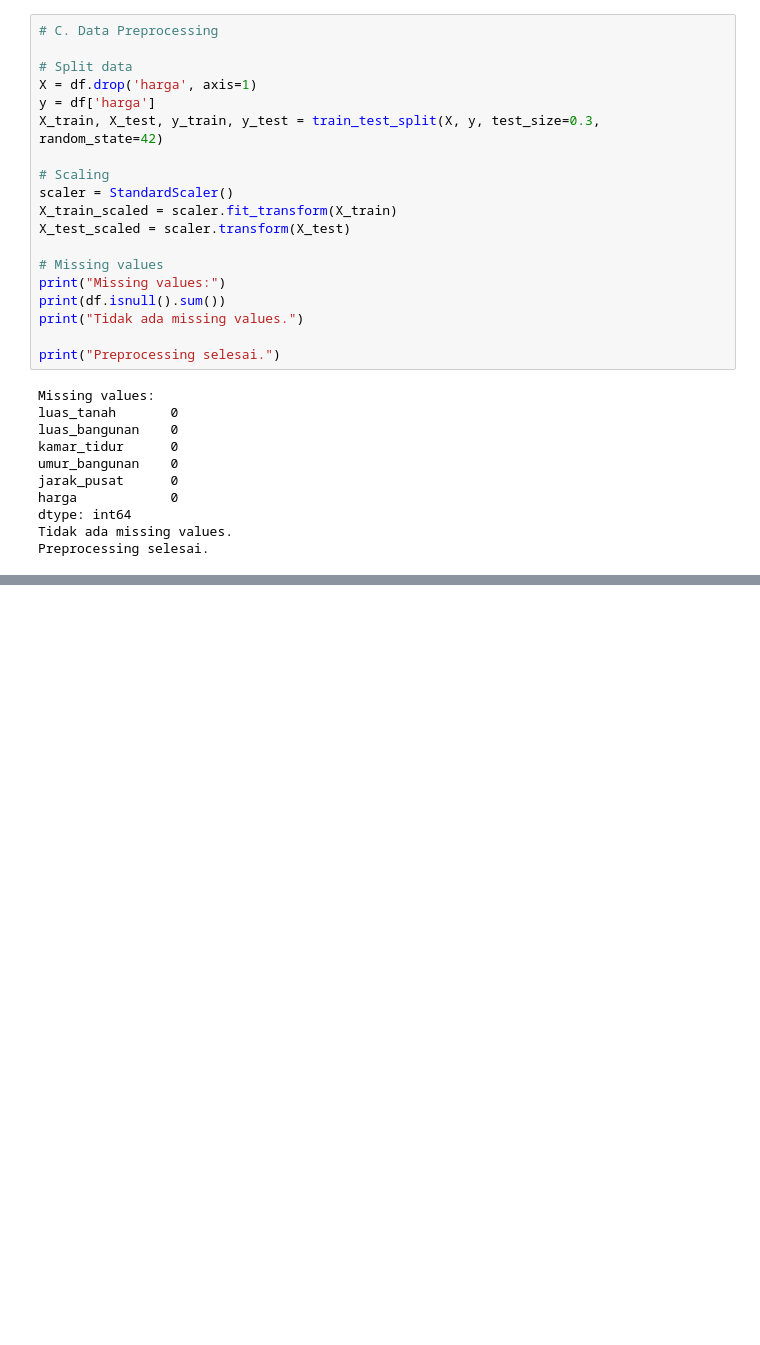
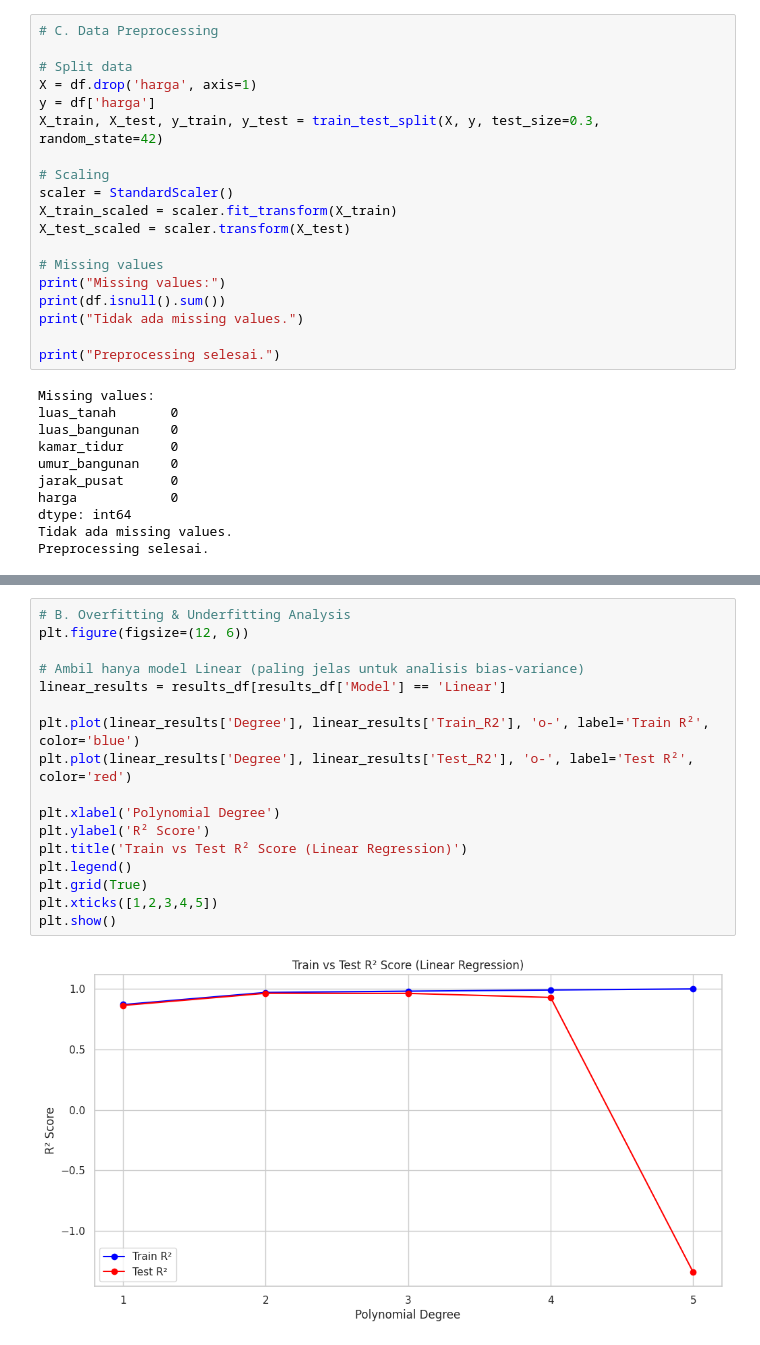
Before and after one commit to DodyDharma440/uts-machine-learning, a Jupyter notebook: model.ipynb, the cells around one changed output, grey strips where cells are left out. Cells and saved outputs as stored; diff of their text form; blank space fills up the shorter version.

```diff
--- a/model.ipynb
+++ b/model.ipynb
@@ -187,0 +441,19 @@ Preprocessing selesai.
+# %%
+# B. Overfitting & Underfitting Analysis
+plt.figure(figsize=(12, 6))
+
+# Ambil hanya model Linear (paling jelas untuk analisis bias-variance)
+linear_results = results_df[results_df['Model'] == 'Linear']
+
+plt.plot(linear_results['Degree'], linear_results['Train_R2'], 'o-', label='Train R²', color='blue')
+plt.plot(linear_results['Degree'], linear_results['Test_R2'], 'o-', label='Test R²', color='red')
+
+plt.xlabel('Polynomial Degree')
+plt.ylabel('R² Score')
+plt.title('Train vs Test R² Score (Linear Regression)')
+plt.legend()
+plt.grid(True)
+plt.xticks([1,2,3,4,5])
+plt.show()
+# %% [output]
+[figure, added]
```
Also changed, not shown: parts of 28 cells of this notebook.
